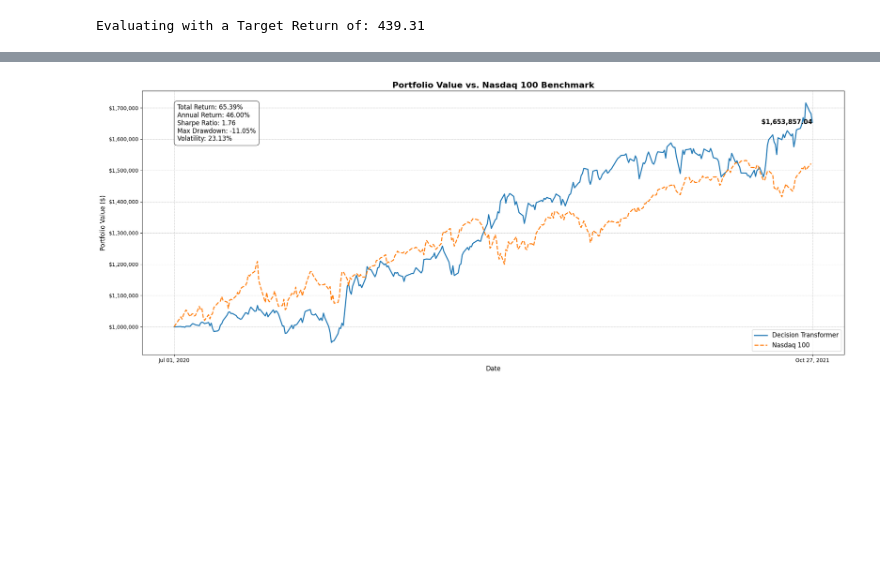
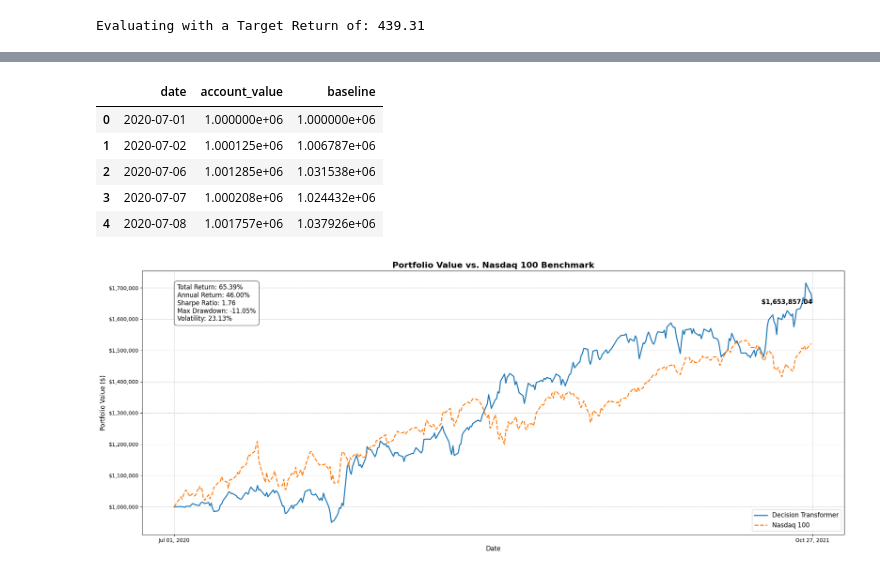
Before and after one commit to Sallyliubj/Decision-Transformer-for-FinRL, a Jupyter notebook: backtest.ipynb, the cells around one changed output, grey strips where cells are left out. Drawn from its saved outputs; the diff is of its cells as text; code cells hidden in the pictures; blank space fills up the shorter version.

```diff
--- a/backtest.ipynb
+++ b/backtest.ipynb
@@ -282,3 +261,12 @@ Volatility: 23.13%
+# %%
+account_value_to_plot.head()
+# %% [output]
+|  | date | account_value | baseline |
+| 0 | 2020-07-01 | 1.000000e+06 | 1.000000e+06 |
+| 1 | 2020-07-02 | 1.000125e+06 | 1.006787e+06 |
+| 2 | 2020-07-06 | 1.001285e+06 | 1.031538e+06 |
+| 3 | 2020-07-07 | 1.000208e+06 | 1.024432e+06 |
+| 4 | 2020-07-08 | 1.001757e+06 | 1.037926e+06 |
 # %%
 import matplotlib.pyplot as plt
 import matplotlib.dates as mdates
```
Also changed, not shown: parts of 16 cells of this notebook, 3 other files.
